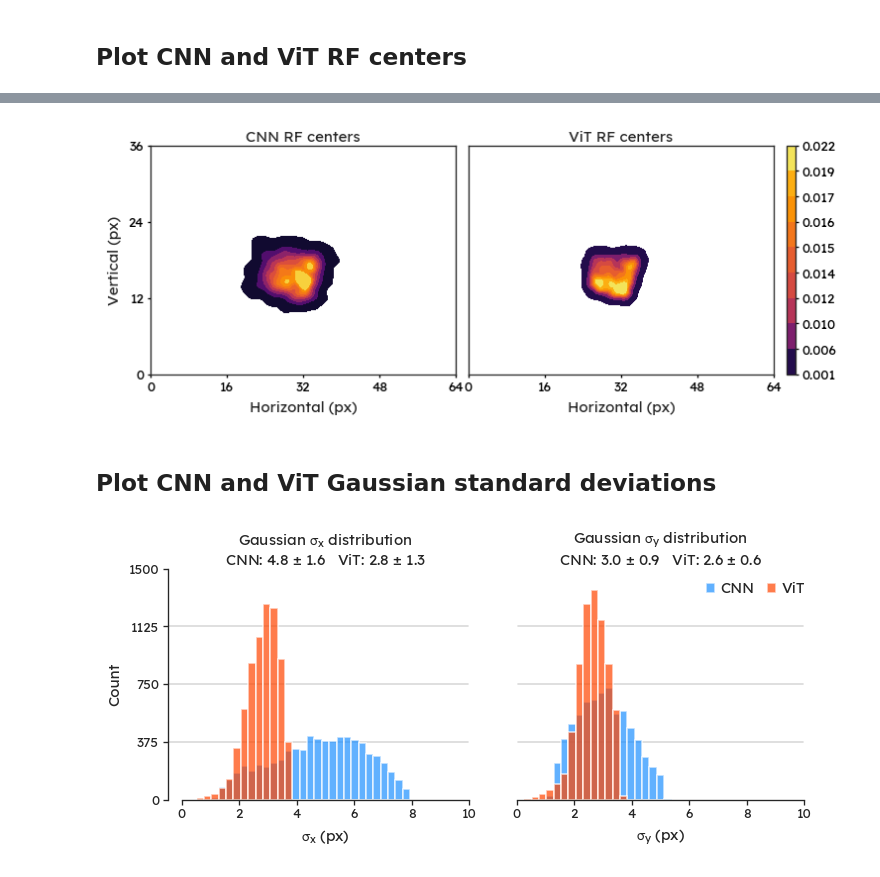
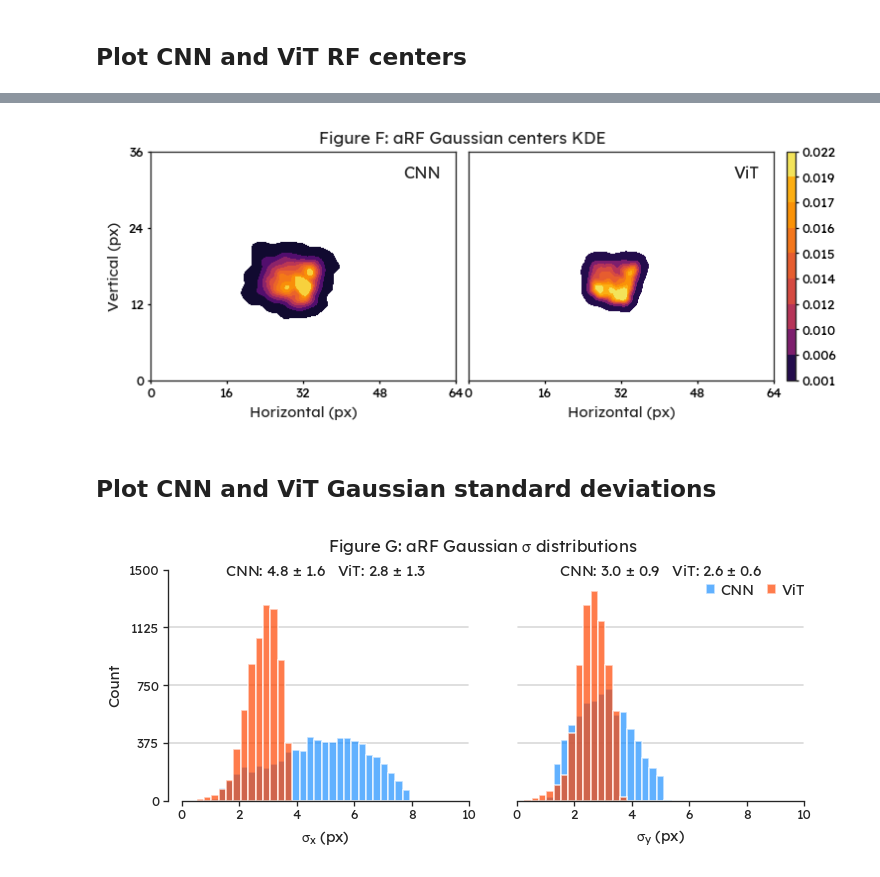
Before and after one commit to bryanlimy/V1T, a Jupyter notebook: misc/plot_RFs.ipynb, the cells around one changed output, grey strips where cells are left out. Saved outputs shown, nothing was run; the diff lists cells and outputs as text; code cells hidden in the pictures.

Commit message:
update plot Figure number

```diff
--- a/misc/plot_RFs.ipynb
+++ b/misc/plot_RFs.ipynb
@@ -116,11 +114,26 @@ kde_kw = {
     "thresh": thresh,
     "cmap": "inferno",
 }
-sns.kdeplot(x=cnn_x, y=cnn_y, ax=axes[0], **kde_kw)
-sns.kdeplot(x=vit_x, y=vit_y, ax=axes[1], **kde_kw, cbar=True, cbar_ax=axes[2])
-
-axes[0].set_title("CNN RF centers", fontsize=label_fontsize, y=0.975)
-axes[1].set_title("ViT RF centers", fontsize=label_fontsize, y=0.975)
+sns.kdeplot(
+    x=cnn_x,
+    y=cnn_y,
+    ax=axes[0],
+    **kde_kw,
+    label="CNN",
+)
+sns.kdeplot(
+    x=vit_x,
+    y=vit_y,
+    ax=axes[1],
+    **kde_kw,
+    label="ViT",
+    cbar=True,
+    cbar_ax=axes[2],
+)
+axes[0].legend(frameon=False)
+axes[1].legend(frameon=False)
+# axes[0].set_title("CNN", fontsize=title_fontsize, y=0.975)
+# axes[1].set_title("ViT", fontsize=title_fontsize, y=0.975)
 
 x_range = np.linspace(0, IMAGE_SIZE[2], 5)
 y_range = np.linspace(0, IMAGE_SIZE[1], 4)
@@ -143,35 +156,41 @@ tensorboard.set_yticks(
 )
 
 tensorboard.set_xticks(
     axis=axes[1],
     ticks_loc=x_range,
     ticks=x_range.astype(int),
     label="Horizontal (px)",
     tick_fontsize=tick_fontsize,
     label_fontsize=label_fontsize,
 )
 axes[1].set_yticks([])
 axes[1].set_ylim(0, IMAGE_SIZE[1])
 
 ticks_loc = axes[2].get_yticks()
 tensorboard.set_yticks(
     axis=axes[2],
     ticks_loc=ticks_loc,
     ticks=[f"{tick:.03f}" for tick in ticks_loc],
     tick_fontsize=tick_fontsize,
 )
 
 for ax in axes:
     tensorboard.set_ticks_params(axis=ax, length=2)
 
+pos = axes[0].get_position()
+figure.suptitle(
+    "Figure F: aRF Gaussian centers KDE",
+    fontsize=title_fontsize,
+    y=pos.y1 + 0.07,
+)
 
-filename = os.path.join("plots", "RF_centers.pdf")
+filename = os.path.join("plots", "RF_centers.jpg")
 tensorboard.save_figure(figure, filename=filename, dpi=240, close=False)
 
 plt.show()
 plt.close(figure)
 # %% [output]
-[figure, old version]
+[figure, new version]
 # %% [markdown]
 ## Plot CNN and ViT Gaussian standard deviations
 # %%
@@ -201,15 +220,6 @@ axes[0].hist(vit_sigma_x, bins=bins, alpha=alpha, color="orangered", label="ViT"
 axes[1].hist(cnn_sigma_y, bins=bins, alpha=alpha, color="dodgerblue", label="CNN")
 axes[1].hist(vit_sigma_y, bins=bins, alpha=alpha, color="orangered", label="ViT")
 
-title1 = r"Gaussian $\sigma_x$ distribution" + "\n"
-title1 += rf"CNN: {np.mean(cnn_sigma_x):.01f} $\pm$ {np.std(cnn_sigma_x):.01f}   "
-title1 += rf"ViT: {np.mean(vit_sigma_x):.01f} $\pm$ {np.std(vit_sigma_x):.01f}"
-axes[0].set_title(title1, fontsize=label_fontsize, y=0.975)
-
-title2 = r"Gaussian $\sigma_y$ distribution" + "\n"
-title2 += rf"CNN: {np.mean(cnn_sigma_y):.01f} $\pm$ {np.std(cnn_sigma_y):.01f}   "
-title2 += rf"ViT: {np.mean(vit_sigma_y):.01f} $\pm$ {np.std(vit_sigma_y):.01f}"
-axes[1].set_title(title2, fontsize=label_fontsize, y=0.975)
 
 axes[1].legend(
     loc="upper right",
@@ -273,6 +283,23 @@ for y_value in y_range:
             zorder=0,
         )
 
+pos = axes[0].get_position()
+
+title1 = rf"CNN: {np.mean(cnn_sigma_x):.01f} $\pm$ {np.std(cnn_sigma_x):.01f}   "
+title1 += rf"ViT: {np.mean(vit_sigma_x):.01f} $\pm$ {np.std(vit_sigma_x):.01f}"
+axes[0].set_title(title1, fontsize=label_fontsize, y=pos.y1 + 0.05)
+
+
+title2 = rf"CNN: {np.mean(cnn_sigma_y):.01f} $\pm$ {np.std(cnn_sigma_y):.01f}   "
+title2 += rf"ViT: {np.mean(vit_sigma_y):.01f} $\pm$ {np.std(vit_sigma_y):.01f}"
+axes[1].set_title(title2, fontsize=label_fontsize, y=pos.y1 + 0.05)
+
+figure.suptitle(
+    r"Figure G: aRF Gaussian $\sigma$ distributions",
+    fontsize=title_fontsize,
+    y=pos.y1 + 0.11,
+)
+
 
 filename = os.path.join("plots", "RF_sigmas.jpg")
 tensorboard.save_figure(figure, filename=filename, dpi=240, close=False)
@@ -280,4 +307,4 @@ tensorboard.save_figure(figure, filename=filename, dpi=240, close=False)
 plt.show()
 plt.close(figure)
 # %% [output]
-[figure, old version]
+[figure, new version]
```
Also changed, not shown: parts of 1 cell of this notebook, 1 other file.
